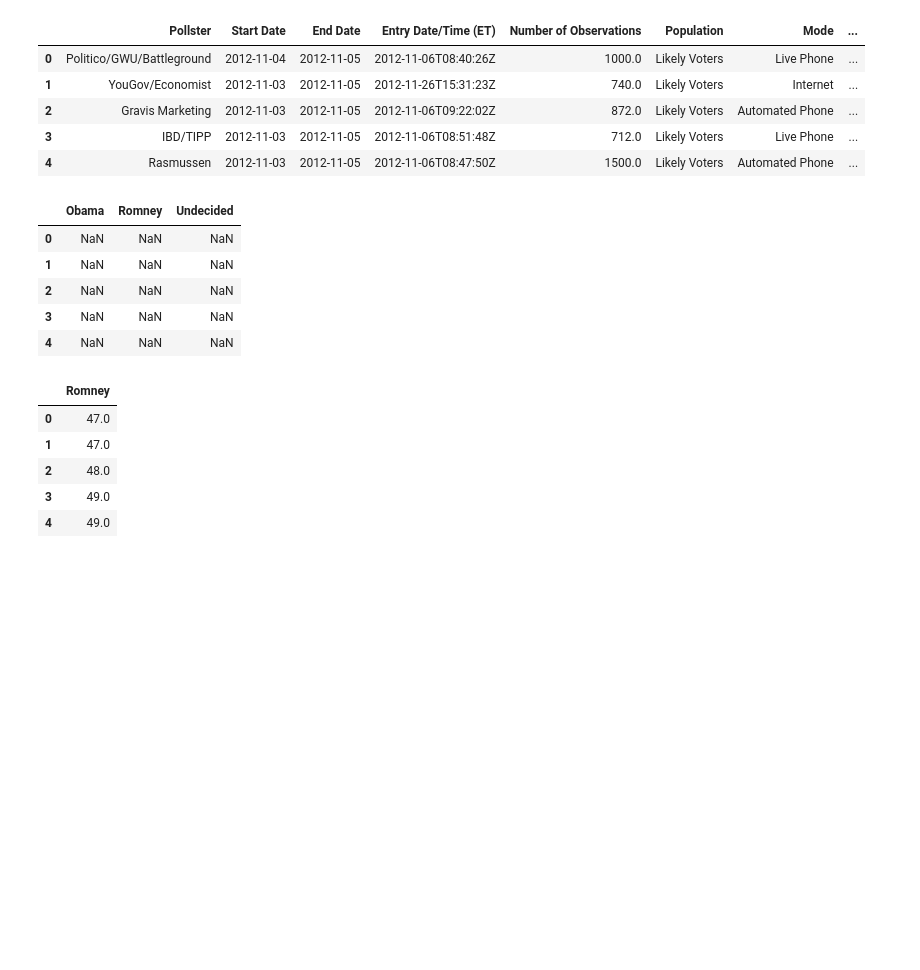
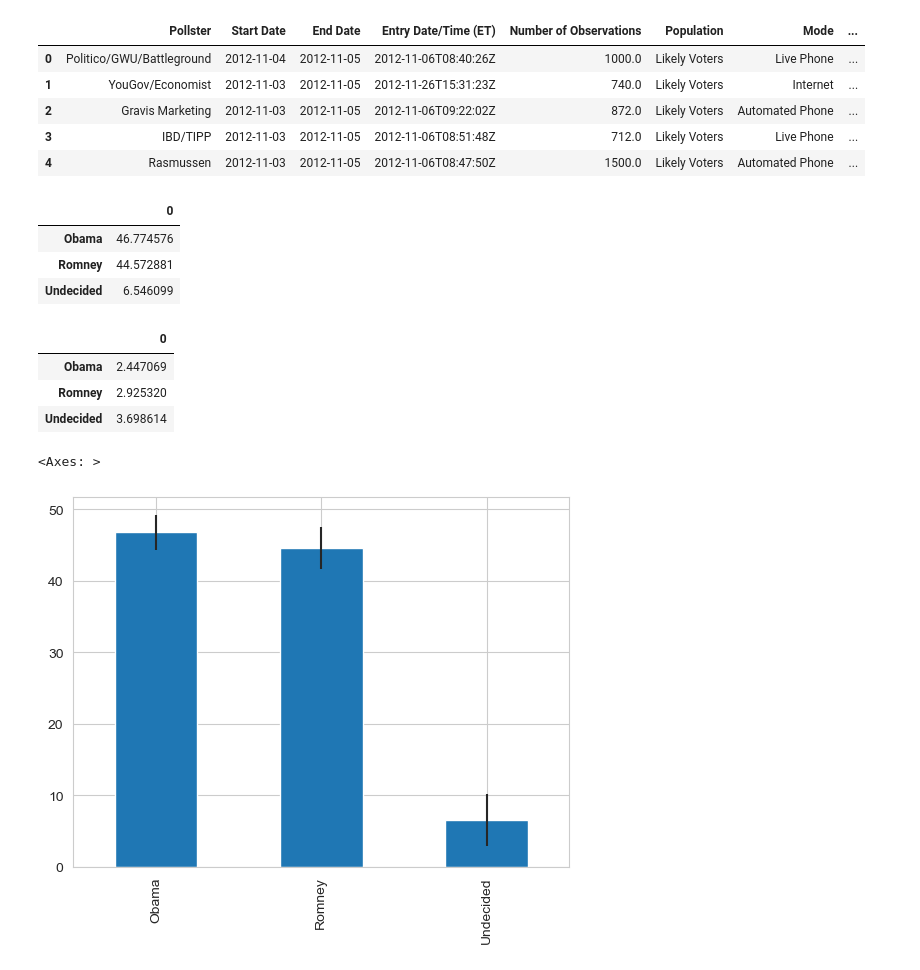
Before and after one commit to MohammedUsman-hub/Election-Analysis, a Jupyter notebook: ElectionAnalysis.ipynb, the cells around one changed output. Drawn from its saved outputs; the diff is of its cells as text; code cells hidden in the pictures; blank space fills up the shorter version.

Commit message:
Fixed the issue with the .mean(), good progess :)

```diff
--- a/ElectionAnalysis.ipynb
+++ b/ElectionAnalysis.ipynb
@@ -98,28 +98,35 @@ poll.head()
 | 3 | IBD/TIPP | 2012-11-03 | 2012-11-05 | 2012-11-06T08:51:48Z | 712.0 | Likely Voters | Live Phone | ... |
 | 4 | Rasmussen | 2012-11-03 | 2012-11-05 | 2012-11-06T08:47:50Z | 1500.0 | Likely Voters | Automated Phone | ... |
 # %%
-Obama_avg = pd.DataFrame(poll.Obama)
-Romney_avg = pd.DataFrame(poll.Romney)
-Undec_avg = pd.DataFrame(poll.Undecided)
+avg = pd.DataFrame(poll.mean(numeric_only = True))
 
-All_avg = pd.DataFrame(Obama_avg + Romney_avg + Undec_avg)
+avg.drop('Number of Observations', axis=0, inplace= True)
+avg.drop('Other', axis=0, inplace= True)
+avg.drop('Question Text', axis=0, inplace= True)
+avg.drop('Question Iteration', axis=0, inplace= True)
-# %%
-All_avg.head()
-
-#avg = pd.DataFrame(All_avg.mean())
-# %% [output]
-|  | Obama | Romney | Undecided |
-| 0 | NaN | NaN | NaN |
-| 1 | NaN | NaN | NaN |
-| 2 | NaN | NaN | NaN |
-| 3 | NaN | NaN | NaN |
-| 4 | NaN | NaN | NaN |
-# %%
-Romney_avg.head()
-# %% [output]
-|  | Romney |
-| 0 | 47.0 |
-| 1 | 47.0 |
-| 2 | 48.0 |
-| 3 | 49.0 |
-| 4 | 49.0 |
+# %%
+avg.head()
+# %% [output]
+|  | 0 |
+| Obama | 46.774576 |
+| Romney | 44.572881 |
+| Undecided | 6.546099 |
+# %%
+std = pd.DataFrame(poll.std(numeric_only = True))
+
+std.drop('Number of Observations', axis=0, inplace= True)
+std.drop('Other', axis=0, inplace= True)
+std.drop('Question Text', axis=0, inplace= True)
+std.drop('Question Iteration', axis=0, inplace= True)
+
+std.head()
+# %% [output]
+|  | 0 |
+| Obama | 2.447069 |
+| Romney | 2.925320 |
+| Undecided | 3.698614 |
+# %%
+avg.plot(yerr=std, kind="bar", legend=False)
+# %% [output]
+<Axes: >
+[figure, added]
```
